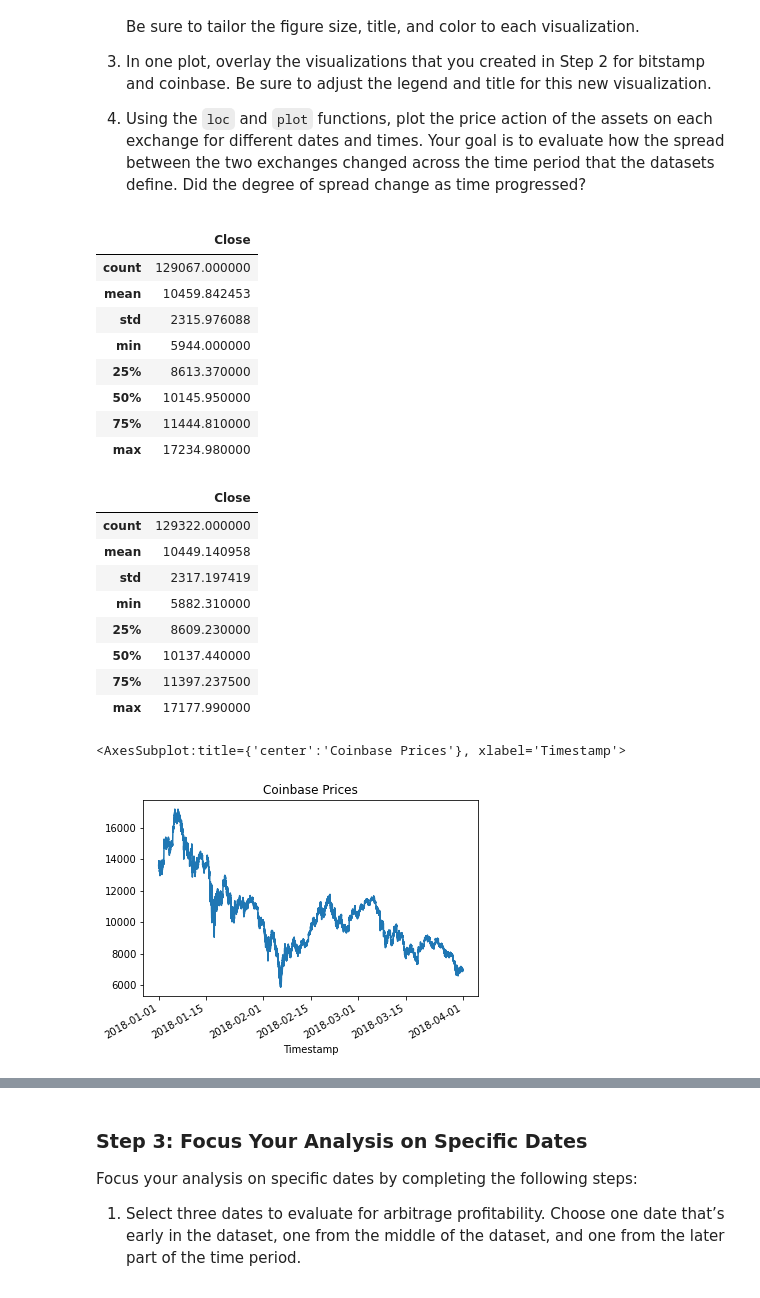
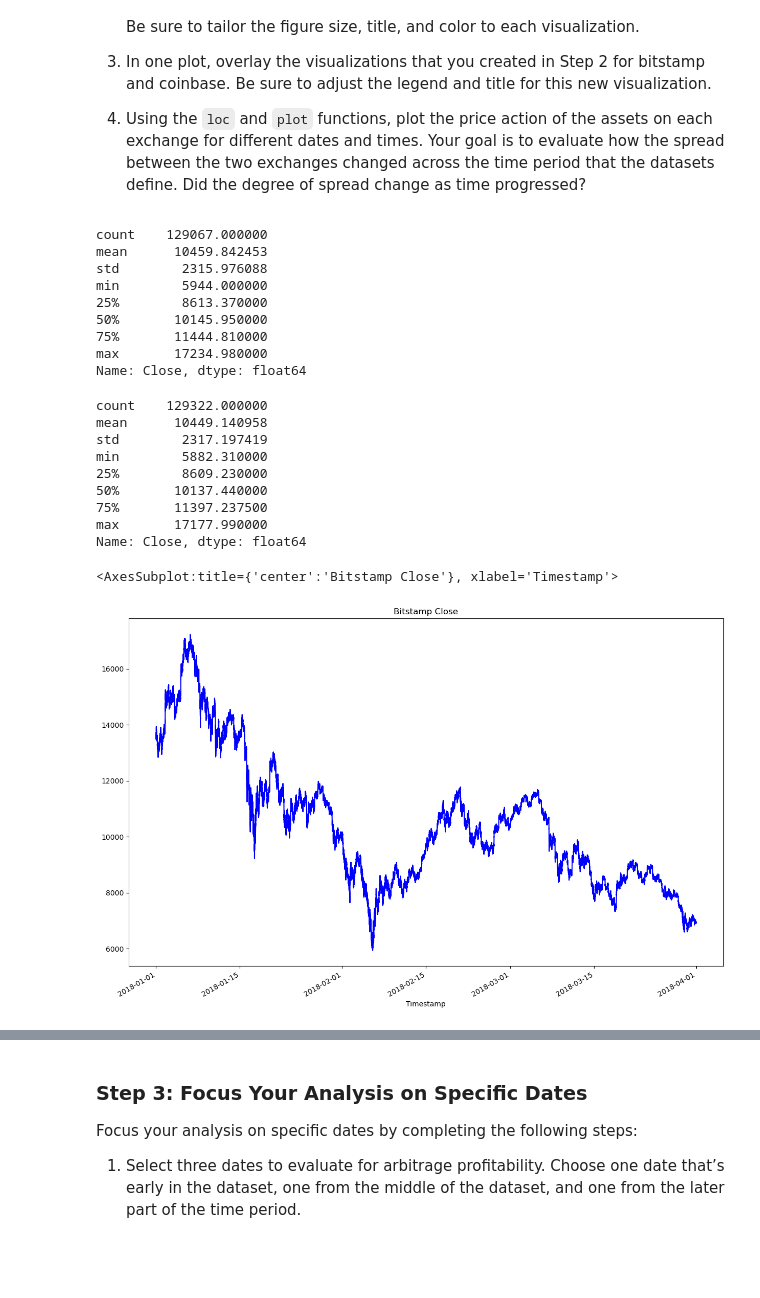
Before and after one commit to devops4cloud/fintech_module3_challenge, a Jupyter notebook: crypto_arbitrage.ipynb, the cells around one changed output, grey strips where cells are left out. Drawn from its saved outputs; the diff is of its cells as text; code cells hidden in the pictures; blank space fills up the shorter version.

```diff
--- a/crypto_arbitrage.ipynb
+++ b/crypto_arbitrage.ipynb
@@ -188,8 +247,8 @@ Select the data you want to analyze. Use `loc` or `iloc` to select the following
 * Close
 # %%
 # Use loc or iloc to select `Timestamp (the index)` and `Close` from bitstamp DataFrame
-bitstamp_sliced = # YOUR CODE HERE
+bitstamp_sliced = bitstamp.loc[:, "Close"]
 
 # Review the first five rows of the DataFrame
-# YOUR CODE HERE
+bitstamp_sliced.head()
 # %% [output]
@@ -228,37 +287,37 @@ Sort through the time series data associated with the bitstamp and coinbase Data
 4. Using the `loc` and `plot` functions, plot the price action of the assets on each exchange for different dates and times. Your goal is to evaluate how the spread between the two exchanges changed across the time period that the datasets define. Did the degree of spread change as time progressed?
 # %%
 # Generate the summary statistics for the bitstamp DataFrame
-# YOUR CODE HERE
+bitstamp_sliced.describe()
 # %% [output]
-|  | Close |
-| count | 129067.000000 |
-| mean | 10459.842453 |
-| std | 2315.976088 |
-| min | 5944.000000 |
-| 25% | 8613.370000 |
-| 50% | 10145.950000 |
-| 75% | 11444.810000 |
-| max | 17234.980000 |
+count    129067.000000
+mean      10459.842453
+std        2315.976088
+min        5944.000000
+25%        8613.370000
+50%       10145.950000
+75%       11444.810000
+max       17234.980000
+Name: Close, dtype: float64
 # %%
 # Generate the summary statistics for the coinbase DataFrame
-# YOUR CODE HERE
+coinbase_sliced.describe()
 # %% [output]
-|  | Close |
-| count | 129322.000000 |
-| mean | 10449.140958 |
-| std | 2317.197419 |
-| min | 5882.310000 |
-| 25% | 8609.230000 |
-| 50% | 10137.440000 |
-| 75% | 11397.237500 |
-| max | 17177.990000 |
+count    129322.000000
+mean      10449.140958
+std        2317.197419
+min        5882.310000
+25%        8609.230000
+50%       10137.440000
+75%       11397.237500
+max       17177.990000
+Name: Close, dtype: float64
 # %%
 # Create a line plot for the bitstamp DataFrame for the full length of time in the dataset
 # Be sure that the figure size, title, and color are tailored to each visualization
-# YOUR CODE HERE
+bitstamp_sliced.plot(figsize=(15, 10), title="Bitstamp Closing Prices", color="blue")
 # %% [output]
-<AxesSubplot:title={'center':'Coinbase Prices'}, xlabel='Timestamp'>
+<AxesSubplot:title={'center':'Bitstamp Close'}, xlabel='Timestamp'>
-[figure, old version]
+[figure, new version]
 # %%
 # Create a line plot for the coinbase DataFrame for the full length of time in the dataset
 # Be sure that the figure size, title, and color are tailored to each visualization
```
Also changed, not shown: parts of 12 cells of this notebook.
